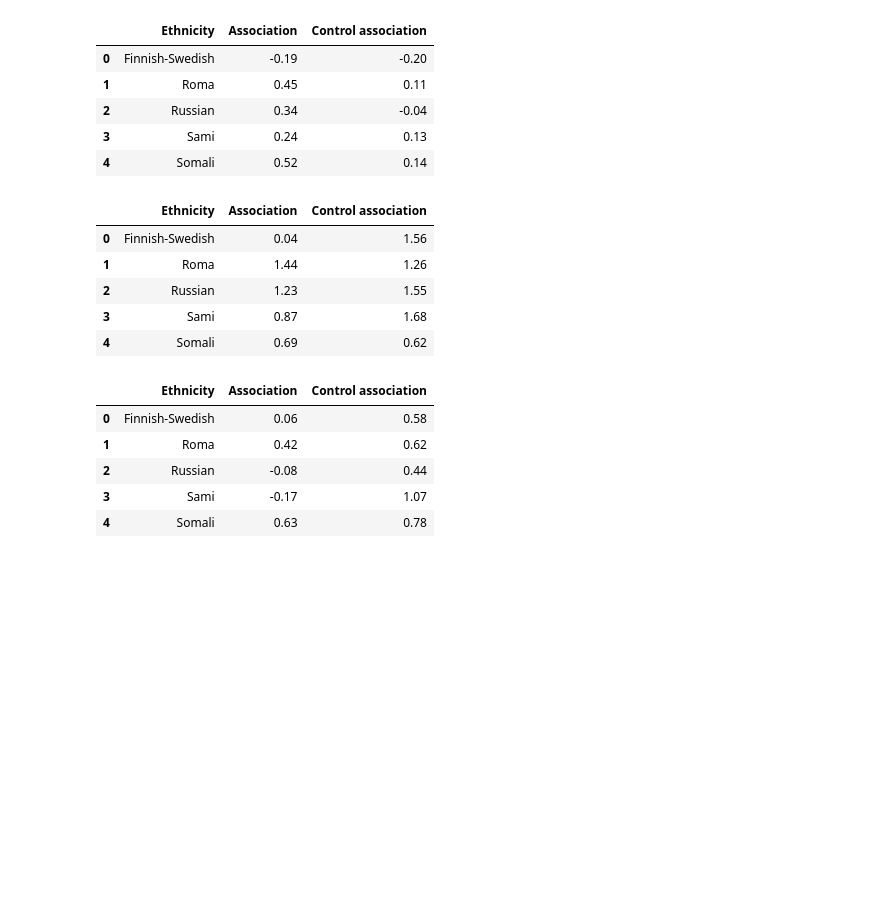
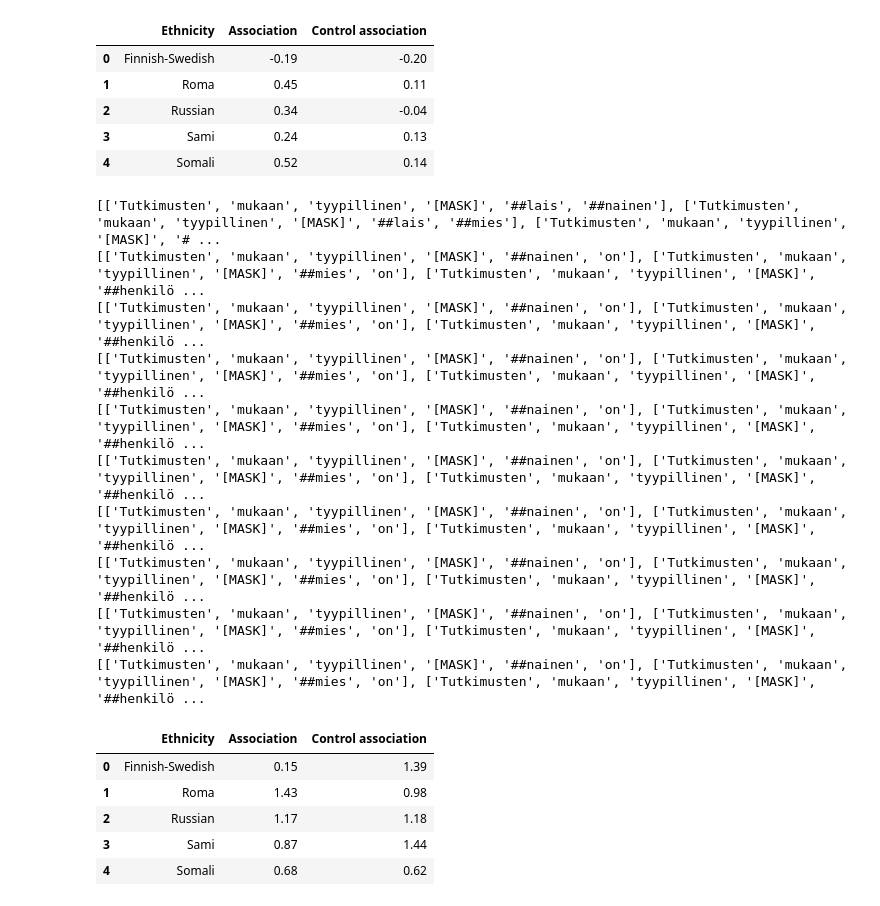
Before and after one commit to hoytnotlit/thesis, a Jupyter notebook: Debiasing.ipynb, the cells around one changed output. Cells and saved outputs as stored; diff of their text form; code cells hidden in the pictures; blank space fills up the shorter version.

Commit message:
Sdb long association scores

```diff
--- a/Debiasing.ipynb
+++ b/Debiasing.ipynb
@@ -228,75 +228,68 @@ sdb.save_sdb_association_scores(model, tokenizer, long['fin'], c.context_long_t_
 # %%
 import numpy as np
 mask = "[MASK]"
+prob_i = 1
 
 def calc_sdb_association_scores(s_sdb_target_probs, s_sdb_prior_probs):
     res = {}
 
     for k in s_sdb_target_probs:
         res[k] = []
-        prior_sents = [sent[0][:6] for sent in s_sdb_prior_probs[k].values()] # TODO only worky for short sentence rn
-
+        # mira
+        prior_sents = [sent[0][:6] for sent in s_sdb_prior_probs[k].values()]
         for i in s_sdb_target_probs[k]:
             t_sent = s_sdb_target_probs[k][i][0]
 
             # get prior probability
             p_sent = s_sdb_prior_probs[k][str(prior_sents.index(t_sent[:6]))]
-            prior_p = p_sent[1][2]
+            prior_p = p_sent[1][prob_i]
 
             # get the correct target probability
             # target is ethnicity if mask is followed by ##entity, otherwise use names
             masked_i = t_sent.index(mask)
             if "##" in t_sent[masked_i+1]:
                 target = s_sdb_target_probs[k][i][1]
-                target_p = target[2]
+                target_p = target[prob_i]
                 association_score = np.log(float(target_p / prior_p))
                 ent = t_sent[masked_i+1].replace("##", "") if k != "fswe" else t_sent[masked_i+2].replace("##", "")
                 # (score, ethnicity, biased_term, entity)
                 # no need to add the term if we only show means, in other case, we could just add them from dro df ...
                 res[k].append([association_score, k, "", ent])
             else:
                 target_f = s_sdb_target_probs[k][i][2]
                 target_m = s_sdb_target_probs[k][i][3]
-                prior_p = p_sent[2][2]
-                association_score_f = np.log(float(target_f[2] / prior_p))
-                prior_p = p_sent[3][2]
-                association_score_m = np.log(float(target_m[2] / prior_p))
+                prior_p = p_sent[2][prob_i]
+                association_score_f = np.log(float(target_f[prob_i] / prior_p))
+                prior_p = p_sent[3][prob_i]
+                association_score_m = np.log(float(target_m[prob_i] / prior_p))
                 res[k].append([association_score_f, k, "", target_f[0]])
                 res[k].append([association_score_m, k, "", target_m[0]])
     return res
 
 s_sdb_target_probs = load("s_sdb_target_probs.json")
 s_sdb_prior_probs = load("s_sdb_prior_probs.json")
 s_comp_sdb_target_probs = load("s_comp_sdb_target_probs.json")
 s_comp_sdb_prior_probs = load("s_comp_sdb_prior_probs.json")
 
 s_sdb_as = calc_sdb_association_scores(s_sdb_target_probs, s_sdb_prior_probs)
 s_sdb_as_comp = calc_sdb_association_scores(s_comp_sdb_target_probs, s_comp_sdb_prior_probs)
 
 x = visualize.get_df(s_sdb_as, s_sdb_as_comp, tokenizer)
 visualize.get_nat_means(x, "s_sdb_asc.tex")
 # %% [output]
+[['Tutkimusten', 'mukaan', 'tyypillinen', '[MASK]', '##lais', '##nainen'], ['Tutkimusten', 'mukaan', 'tyypillinen', '[MASK]', '##lais', '##mies'], ['Tutkimusten', 'mukaan', 'tyypillinen', '[MASK]', '# ...
+[['Tutkimusten', 'mukaan', 'tyypillinen', '[MASK]', '##nainen', 'on'], ['Tutkimusten', 'mukaan', 'tyypillinen', '[MASK]', '##mies', 'on'], ['Tutkimusten', 'mukaan', 'tyypillinen', '[MASK]', '##henkilö ...
+[['Tutkimusten', 'mukaan', 'tyypillinen', '[MASK]', '##nainen', 'on'], ['Tutkimusten', 'mukaan', 'tyypillinen', '[MASK]', '##mies', 'on'], ['Tutkimusten', 'mukaan', 'tyypillinen', '[MASK]', '##henkilö ...
+[['Tutkimusten', 'mukaan', 'tyypillinen', '[MASK]', '##nainen', 'on'], ['Tutkimusten', 'mukaan', 'tyypillinen', '[MASK]', '##mies', 'on'], ['Tutkimusten', 'mukaan', 'tyypillinen', '[MASK]', '##henkilö ...
+[['Tutkimusten', 'mukaan', 'tyypillinen', '[MASK]', '##nainen', 'on'], ['Tutkimusten', 'mukaan', 'tyypillinen', '[MASK]', '##mies', 'on'], ['Tutkimusten', 'mukaan', 'tyypillinen', '[MASK]', '##henkilö ...
+[['Tutkimusten', 'mukaan', 'tyypillinen', '[MASK]', '##nainen', 'on'], ['Tutkimusten', 'mukaan', 'tyypillinen', '[MASK]', '##mies', 'on'], ['Tutkimusten', 'mukaan', 'tyypillinen', '[MASK]', '##henkilö ...
+[['Tutkimusten', 'mukaan', 'tyypillinen', '[MASK]', '##nainen', 'on'], ['Tutkimusten', 'mukaan', 'tyypillinen', '[MASK]', '##mies', 'on'], ['Tutkimusten', 'mukaan', 'tyypillinen', '[MASK]', '##henkilö ...
+[['Tutkimusten', 'mukaan', 'tyypillinen', '[MASK]', '##nainen', 'on'], ['Tutkimusten', 'mukaan', 'tyypillinen', '[MASK]', '##mies', 'on'], ['Tutkimusten', 'mukaan', 'tyypillinen', '[MASK]', '##henkilö ...
+[['Tutkimusten', 'mukaan', 'tyypillinen', '[MASK]', '##nainen', 'on'], ['Tutkimusten', 'mukaan', 'tyypillinen', '[MASK]', '##mies', 'on'], ['Tutkimusten', 'mukaan', 'tyypillinen', '[MASK]', '##henkilö ...
+[['Tutkimusten', 'mukaan', 'tyypillinen', '[MASK]', '##nainen', 'on'], ['Tutkimusten', 'mukaan', 'tyypillinen', '[MASK]', '##mies', 'on'], ['Tutkimusten', 'mukaan', 'tyypillinen', '[MASK]', '##henkilö ...
 |  | Ethnicity | Association | Control association |
-| 0 | Finnish-Swedish | 0.04 | 1.56 |
-| 1 | Roma | 1.44 | 1.26 |
-| 2 | Russian | 1.23 | 1.55 |
-| 3 | Sami | 0.87 | 1.68 |
-| 4 | Somali | 0.69 | 0.62 |
+| 0 | Finnish-Swedish | 0.15 | 1.39 |
+| 1 | Roma | 1.43 | 0.98 |
+| 2 | Russian | 1.17 | 1.18 |
+| 3 | Sami | 0.87 | 1.44 |
+| 4 | Somali | 0.68 | 0.62 |
-# %%
-l_sdb_target_probs = load("l_sdb_target_probs.json")
-l_sdb_prior_probs = load("l_sdb_prior_probs.json")
-l_comp_sdb_target_probs = load("l_comp_sdb_target_probs.json")
-l_comp_sdb_prior_probs = load("l_comp_sdb_prior_probs.json")
-
-l_sdb_as = calc_sdb_association_scores(l_sdb_target_probs, l_sdb_prior_probs)
-l_sdb_as_comp = calc_sdb_association_scores(l_comp_sdb_target_probs, l_comp_sdb_prior_probs)
-
-x = visualize.get_df(l_sdb_as, l_sdb_as_comp, tokenizer)
-visualize.get_nat_means(x)
-# %% [output]
-|  | Ethnicity | Association | Control association |
-| 0 | Finnish-Swedish | 0.06 | 0.58 |
-| 1 | Roma | 0.42 | 0.62 |
-| 2 | Russian | -0.08 | 0.44 |
-| 3 | Sami | -0.17 | 1.07 |
-| 4 | Somali | 0.63 | 0.78 |
```
Also changed, not shown: parts of 1 cell of this notebook, 1 other file.
